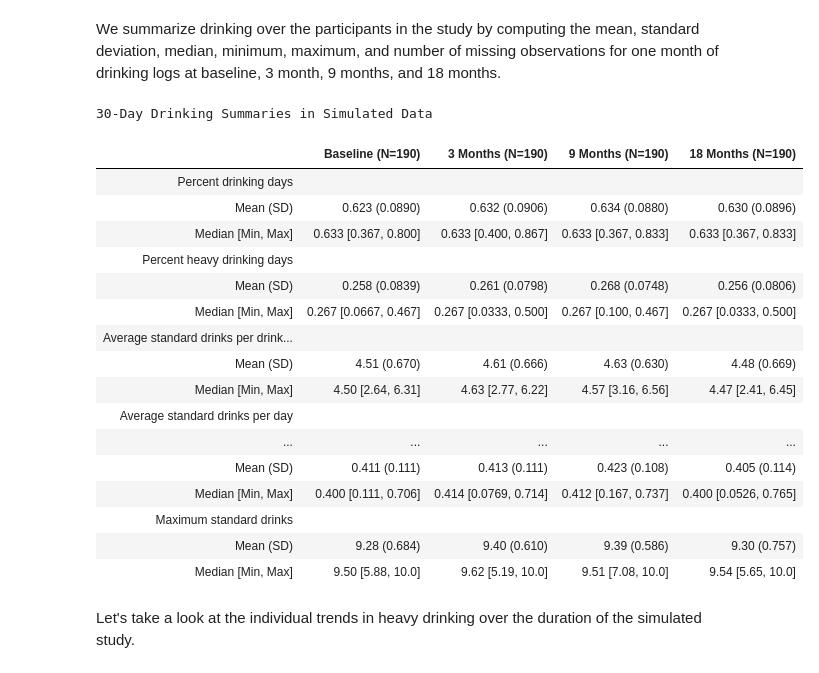
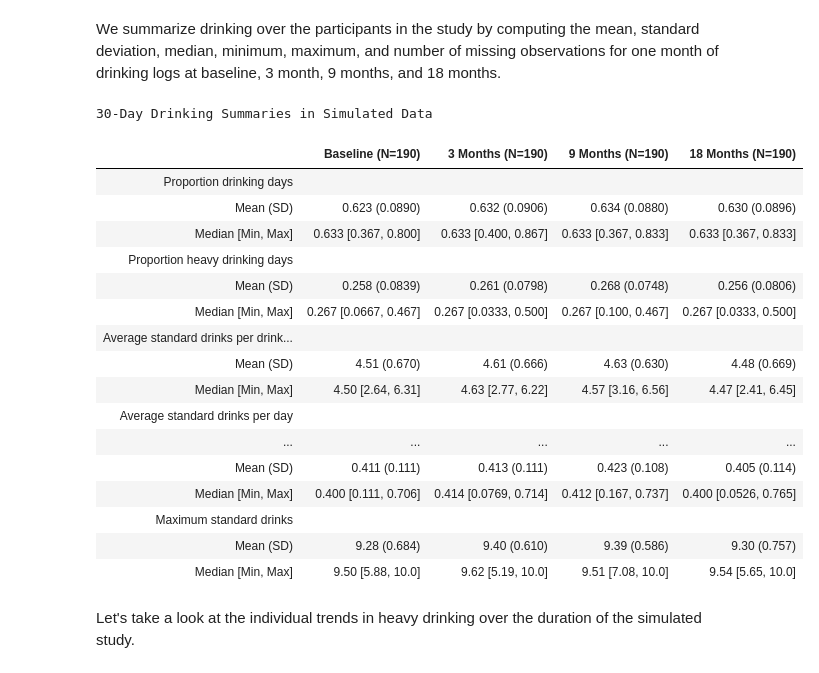
Before and after one commit to baurley/Mixed.SVM, a Jupyter notebook: notebooks/daily-drinking-notebook-demo.ipynb, the cells around one changed output. Drawn from its saved outputs; the diff is of its cells as text; code cells hidden in the pictures.

```diff
--- a/notebooks/daily-drinking-notebook-demo.ipynb
+++ b/notebooks/daily-drinking-notebook-demo.ipynb
@@ -198,26 +198,26 @@ mo18$visit <- "18 Months"
 allmo <- rbind(base,mo3,mo9,mo18)
 allmo$visit <- factor(allmo$visit,levels=c("Baseline","3 Months", "9 Months", "18 Months"))
 # %%
-label(allmo$pdd) <- "<b>Percent drinking days"
-label(allmo$phdd) <- "<b>Percent heavy drinking days"
+label(allmo$pdd) <- "<b>Proportion drinking days"
+label(allmo$phdd) <- "<b>Proportion heavy drinking days"
 label(allmo$ddd) <- "<b>Average standard drinks per drinking day"
 label(allmo$dpd) <- "<b>Average standard drinks per day"
 label(allmo$totaldays) <- "<b>Total days"
 label(allmo$totaldrinks) <- "<b>Total drinks"
 label(allmo$totaldrinkdays) <- "<b>Total number of drinking days"
 label(allmo$totalheavydays) <- "<b>Total number of heavy drinking days"
-label(allmo$phwd) <- "<b>Percent heavy drinking days while drinking"
+label(allmo$phwd) <- "<b>Proportion heavy drinking days while drinking"
 label(allmo$mxd) <- "<b>Maximum standard drinks"
 
 display_html(table1(~pdd + phdd + ddd + dpd + totaldrinks + totaldays + totaldrinkdays +
                     totalheavydays + phwd + mxd | visit, data=allmo,caption="30-Day Drinking Summaries in Simulated Data", overall=NULL))
 # %% [output]
 30-Day Drinking Summaries in Simulated Data
 |  | Baseline (N=190) | 3 Months (N=190) | 9 Months (N=190) | 18 Months (N=190) |
-| Percent drinking days |  |  |  |  |
+| Proportion drinking days |  |  |  |  |
 | Mean (SD) | 0.623 (0.0890) | 0.632 (0.0906) | 0.634 (0.0880) | 0.630 (0.0896) |
 | Median [Min, Max] | 0.633 [0.367, 0.800] | 0.633 [0.400, 0.867] | 0.633 [0.367, 0.833] | 0.633 [0.367, 0.833] |
-| Percent heavy drinking days |  |  |  |  |
+| Proportion heavy drinking days |  |  |  |  |
 | Mean (SD) | 0.258 (0.0839) | 0.261 (0.0798) | 0.268 (0.0748) | 0.256 (0.0806) |
 | Median [Min, Max] | 0.267 [0.0667, 0.467] | 0.267 [0.0333, 0.500] | 0.267 [0.100, 0.467] | 0.267 [0.0333, 0.500] |
 | Average standard drinks per drink... |  |  |  |  |
```
Also changed, not shown: parts of 13 cells of this notebook, 2 other files.
